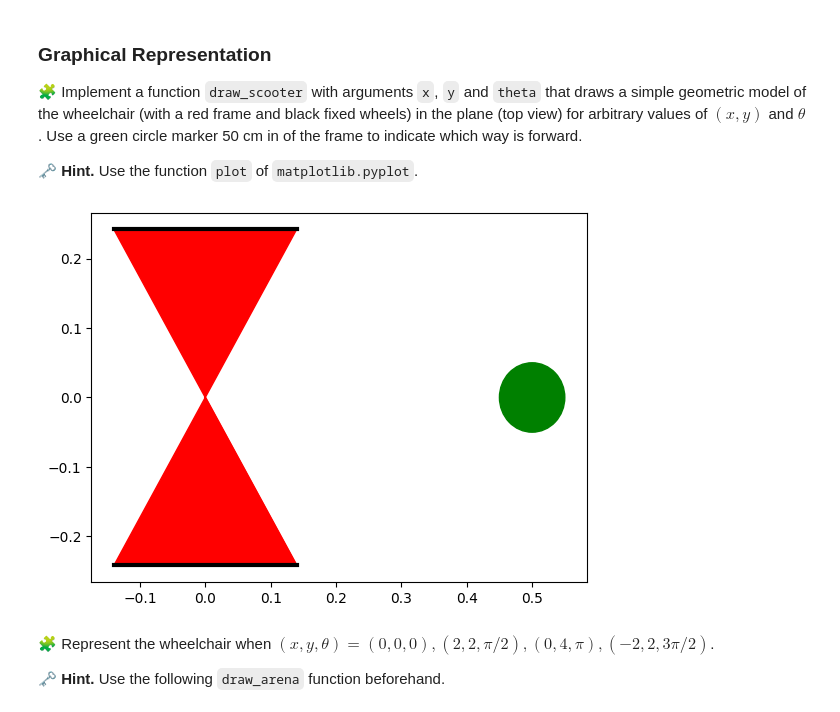
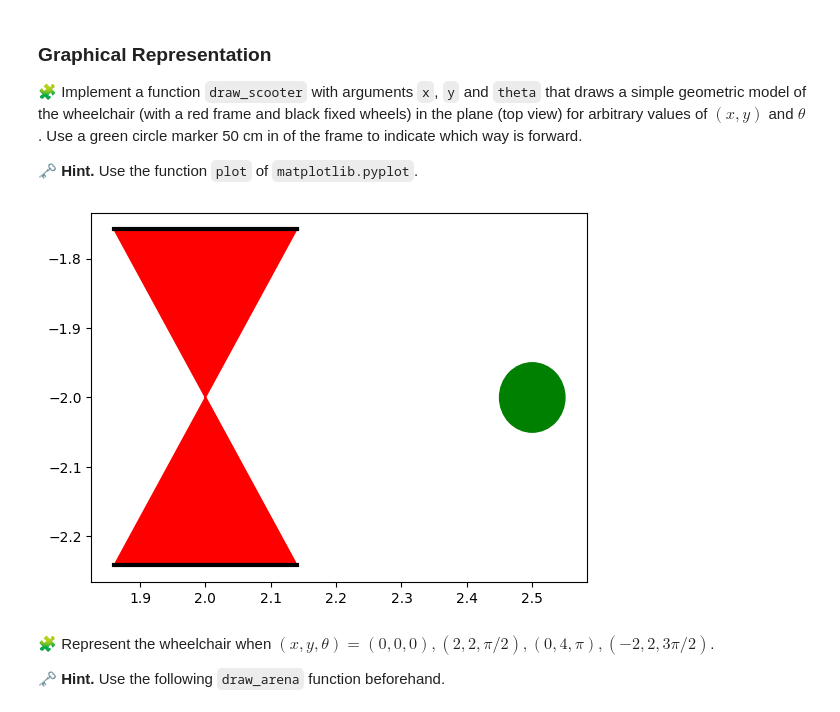
Before and after one commit to yooseeph/control-engineering-with-python-project-2023-2024, a Jupyter notebook: Project-part-1.ipynb, the cells around one changed output. Saved outputs shown, nothing was run; the diff lists cells and outputs as text; code cells hidden in the pictures.

```diff
--- a/Project-part-1.ipynb
+++ b/Project-part-1.ipynb
@@ -90,36 +90,36 @@ def draw_scooter(x, y, theta):
     x= [x,x,x,x]
     y=[y,y,y,y]
     # Tracer les lignes du triangle
     plt.plot(x + [x_L[0]], y + [y_L[0]] ,color='red')
 
     # Remplir le triangle pour le rendre plein
     plt.fill(x_L, y_L, color='red')
 
 
     # Tracer la ligne entre les deux points avec une épaisseur de trait de 3
     plt.plot([x1, x2], [y1, y2], color='black', linewidth=3)
     plt.plot([x3, x4], [y3, y4], color='black', linewidth=3)
 
     # Calcul du centre du cercle circonscrit
     x_C = x_C + l * np.cos(theta)
     y_C = y_C + l * np.sin(theta)
 
     # Créer un cercle plein
     circle = plt.Circle((x_C, y_C), 0.05 , color='green', fill=True)
 
     # Ajouter le cercle à l'axe actuel
     plt.gca().add_patch(circle)
 
 
 
 
 # Exemple d'utilisation :
-vertex_x = 0
-vertex_y = 0
+vertex_x = 2
+vertex_y = -2
 theta = 0
 draw_scooter(vertex_x, vertex_y, theta)
 # %% [output]
-[figure, old version]
+[figure, new version]
 # %% [markdown]
 🧩 Represent the wheelchair when $(x, y, \theta) = (0, 0, 0), (2, 2, \pi/2), (0, 4, \pi), (-2, 2, 3\pi/2)$.
 
```
Also changed, not shown: parts of 4 cells of this notebook.
